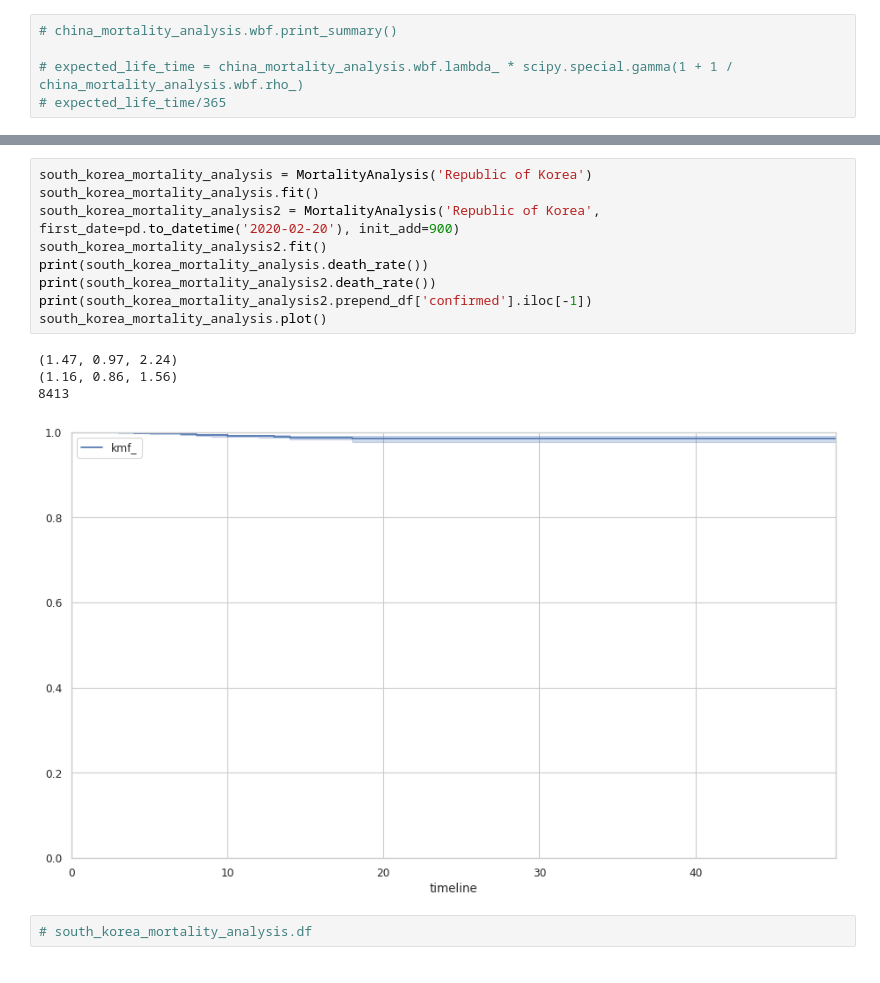
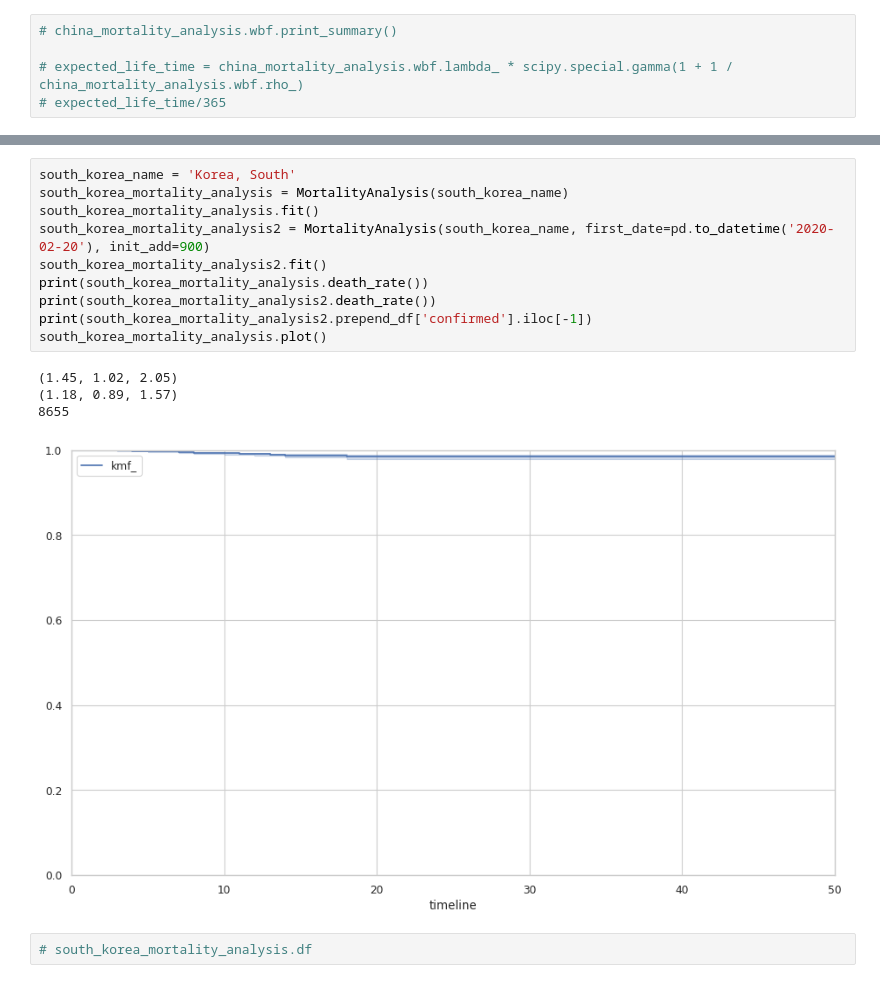
Before and after one commit to cs224/covid-19-data-analysis, a Jupyter notebook: covid-19-survival.ipynb, the cells around one changed output, grey strips where cells are left out. Cells and saved outputs as stored; diff of their text form.

Commit message:
Update on 2020-03-12 and name corrections.

```diff
--- a/covid-19-survival.ipynb
+++ b/covid-19-survival.ipynb
@@ -369,17 +369,18 @@ germany_mortality_analysis.plot()
 # %%
-south_korea_mortality_analysis = MortalityAnalysis('Republic of Korea')
+south_korea_name = 'Korea, South'
+south_korea_mortality_analysis = MortalityAnalysis(south_korea_name)
 south_korea_mortality_analysis.fit()
-south_korea_mortality_analysis2 = MortalityAnalysis('Republic of Korea', first_date=pd.to_datetime('2020-02-20'), init_add=900)
+south_korea_mortality_analysis2 = MortalityAnalysis(south_korea_name, first_date=pd.to_datetime('2020-02-20'), init_add=900)
 south_korea_mortality_analysis2.fit()
 print(south_korea_mortality_analysis.death_rate())
 print(south_korea_mortality_analysis2.death_rate())
 print(south_korea_mortality_analysis2.prepend_df['confirmed'].iloc[-1])
 south_korea_mortality_analysis.plot()
 # %% [output]
-(1.47, 0.97, 2.24)
-(1.16, 0.86, 1.56)
-8413
+(1.45, 1.02, 2.05)
+(1.18, 0.89, 1.57)
+8655
-[figure, old version]
+[figure, new version]
 # %%
 # south_korea_mortality_analysis.df
 # %%
```
Also changed, not shown: parts of 11 cells of this notebook, 1 other file.
